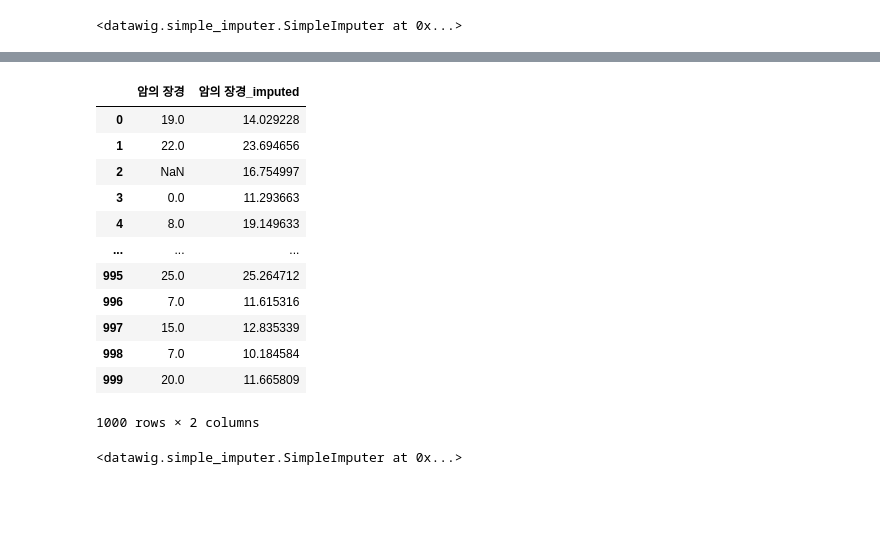
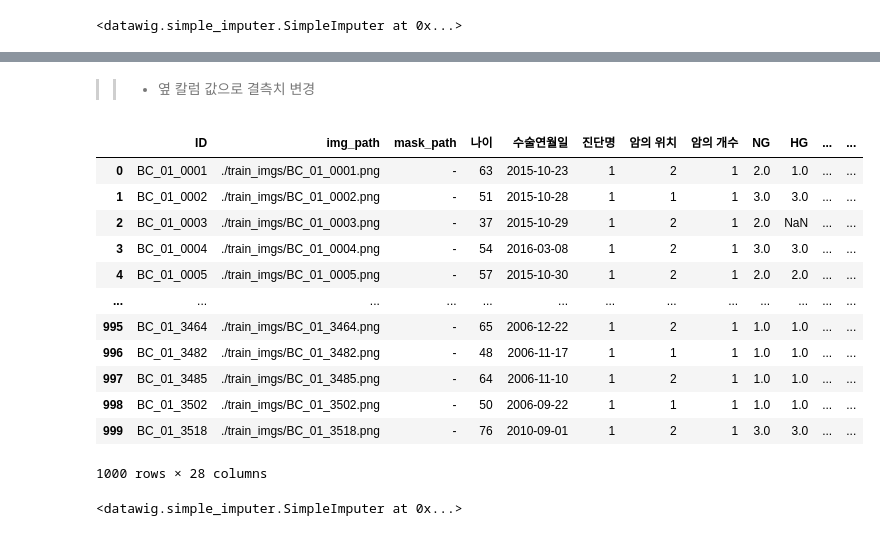
Before and after one commit to zakill96/pra, a Jupyter notebook: DataPreprocessing_datawig.ipynb, the cells around one changed output, grey strips where cells are left out. Cells and saved outputs as stored; diff of their text form; code cells hidden in the pictures; blank space fills up the shorter version.

```diff
--- a/DataPreprocessing_datawig.ipynb
+++ b/DataPreprocessing_datawig.ipynb
@@ -837,19 +858,29 @@ ValueError: Input contains NaN, infinity or a value too large for dtype('float64
+# %%
+predictions = imputer.predict(train_df)
+# %% [markdown]
+>>- 옆 칼럼 값으로 결측치 변경
 # %%
-predictions[['암의 장경', '암의 장경_imputed']]
+predictions['X_2'] = predictions['X_2'].replace(np.nan, predictions['X_2_imputed'])
-# %% [output]
-|  | 암의 장경 | 암의 장경_imputed |
-| 0 | 19.0 | 14.029228 |
-| 1 | 22.0 | 23.694656 |
-| 2 | NaN | 16.754997 |
-| 3 | 0.0 | 11.293663 |
-| 4 | 8.0 | 19.149633 |
-| ... | ... | ... |
-| 995 | 25.0 | 25.264712 |
-| 996 | 7.0 | 11.615316 |
-| 997 | 15.0 | 12.835339 |
-| 998 | 7.0 | 10.184584 |
-| 999 | 20.0 | 11.665809 |
-1000 rows × 2 columns
+# %%
+predictions['X_2'] = predictions['X_2'].astype(int)
+# %%
+predictions = predictions.drop(['X_2_imputed'],axis =1)
+# %%
+predictions
+# %% [output]
+|  | ID | img_path | mask_path | 나이 | 수술연월일 | 진단명 | 암의 위치 | 암의 개수 | NG | HG | ... | ... |
+| 0 | BC_01_0001 | ./train_imgs/BC_01_0001.png | - | 63 | 2015-10-23 | 1 | 2 | 1 | 2.0 | 1.0 | ... | ... |
+| 1 | BC_01_0002 | ./train_imgs/BC_01_0002.png | - | 51 | 2015-10-28 | 1 | 1 | 1 | 3.0 | 3.0 | ... | ... |
+| 2 | BC_01_0003 | ./train_imgs/BC_01_0003.png | - | 37 | 2015-10-29 | 1 | 2 | 1 | 2.0 | NaN | ... | ... |
+| 3 | BC_01_0004 | ./train_imgs/BC_01_0004.png | - | 54 | 2016-03-08 | 1 | 2 | 1 | 3.0 | 3.0 | ... | ... |
+| 4 | BC_01_0005 | ./train_imgs/BC_01_0005.png | - | 57 | 2015-10-30 | 1 | 2 | 1 | 2.0 | 2.0 | ... | ... |
+| ... | ... | ... | ... | ... | ... | ... | ... | ... | ... | ... | ... | ... |
+| 995 | BC_01_3464 | ./train_imgs/BC_01_3464.png | - | 65 | 2006-12-22 | 1 | 2 | 1 | 1.0 | 1.0 | ... | ... |
+| 996 | BC_01_3482 | ./train_imgs/BC_01_3482.png | - | 48 | 2006-11-17 | 1 | 1 | 1 | 1.0 | 1.0 | ... | ... |
+| 997 | BC_01_3485 | ./train_imgs/BC_01_3485.png | - | 64 | 2006-11-10 | 1 | 2 | 1 | 1.0 | 1.0 | ... | ... |
+| 998 | BC_01_3502 | ./train_imgs/BC_01_3502.png | - | 50 | 2006-09-22 | 1 | 1 | 1 | 1.0 | 1.0 | ... | ... |
+| 999 | BC_01_3518 | ./train_imgs/BC_01_3518.png | - | 76 | 2010-09-01 | 1 | 2 | 1 | 3.0 | 3.0 | ... | ... |
+1000 rows × 28 columns
 # %%
 #Calculate f1 score
 f1 = f1_score(predictions['finish'], predictions['finish_imputed'])
```
Also changed, not shown: parts of 72 cells of this notebook.
